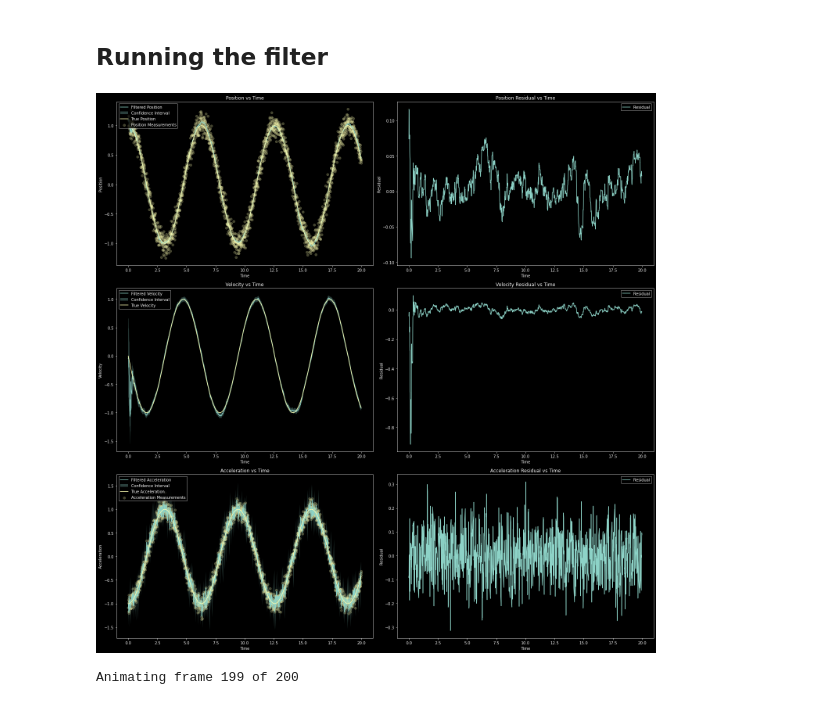
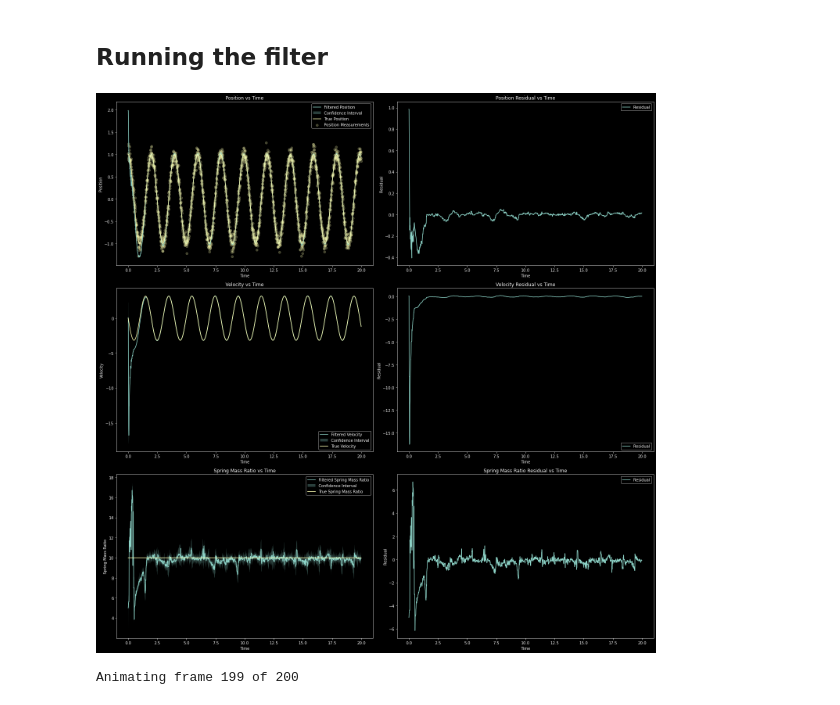
Before and after one commit to Willmac16/fused-kalman-localization, a Jupyter notebook: standalone_examples/testUnscentedKF.ipynb, the cells around one changed output. Cells and saved outputs as stored; diff of their text form; code cells hidden in the pictures.

```diff
--- a/standalone_examples/testUnscentedKF.ipynb
+++ b/standalone_examples/testUnscentedKF.ipynb
@@ -14,7 +14,7 @@ from src.CorrectorProvider import UnscentedCorrectorProvider
 from matplotlib import rc
 rc('animation', html='html5')
 # %%
-k = 1
+k = 10
 m = 1
 
 omega = np.sqrt(k / m)
@@ -24,7 +24,8 @@ DELTA_T = 1e-2
 times = np.arange(0, 20, DELTA_T)
 
 amp = 1.0
-true_states = np.vstack([amp * np.cos(times * omega), -amp * omega * np.sin(times * omega), -amp * omega**2 * np.cos(times * omega)])
+true_states = np.vstack([amp * np.cos(times * omega), -amp * omega * np.sin(times * omega), k / m * np.ones(len(times))])
+true_accels = np.vstack([-amp * omega**2 * np.cos(times * omega)])
 # %%
 
 class UnscentedStatePredictor(UnscentedPredictorProvider):
@@ -91,13 +112,15 @@ pos_measurements.shape
 # %% [markdown]
 ## Running the filter
 # %%
+starting_state = np.array([0.0, 0.0, 5.0])
 
-state_history = np.zeros((3, len(times)))
-cov_history = np.zeros((3, 3, len(times)))
+state_history = np.zeros((NUM_STATES, len(times)))
+cov_history = np.zeros((NUM_STATES, NUM_STATES, len(times)))
 
 state = starting_state
 cov = (true_states_cov + true_states_cov.T) / 2
-cov += 1e-5 * np.eye(3)
+cov += 1e-5 * np.eye(NUM_STATES)
+cov[2, 2] = 5.0
 
 for ind, t in enumerate(times):
     state, cov = state_predictor.predict(state, cov, DELTA_T)
@@ -113,45 +136,34 @@ for ind, t in enumerate(times):
 # %%
 # Plotting position, velocity, acceleration, state variance, and residual over time
 fig, axs = plt.subplots(3, 2, figsize=(20, 20))
 
-for ind, label in enumerate(["Position", "Velocity", "Acceleration"]):
+for ind, label in enumerate(["Position", "Velocity", "Spring Mass Ratio"]):
   # Plotting position vs time
   axs[ind, 0].plot(times, state_history[ind, :], label='Filtered {}'.format(label))
   axs[ind, 0].fill_between(times, state_history[ind, :] - np.sqrt(cov_history[ind, ind, :]),
             state_history[ind, :] + np.sqrt(cov_history[ind, ind, :]),
             alpha=0.3, label='Confidence Interval')
   axs[ind, 0].plot(times, true_states[ind, :], label='True {}'.format(label))
   if ind == 0:
     axs[ind, 0].scatter(times, pos_measurements.T, label='Position Measurements', alpha=0.25)
-  if ind == 2:
-    axs[ind, 0].scatter(times, accel_measurements.T, label='Acceleration Measurements', alpha=0.25)
 
   axs[ind, 0].set_xlabel('Time')
   axs[ind, 0].set_ylabel(label)
   axs[ind, 0].set_title('{} vs Time'.format(label))
   axs[ind, 0].legend()
 
   # Plotting residual vs time
   axs[ind, 1].plot(times, state_history[ind, :] - true_states[ind, :], label='Residual')
   axs[ind, 1].set_xlabel('Time')
   axs[ind, 1].set_ylabel('Residual')
   axs[ind, 1].set_title('{} Residual vs Time'.format(label))
   axs[ind, 1].legend()
 
 
-# # Plotting state variance vs time
-# axs[3 - 3, 1].plot(times, cov_history[1, 1, :], label='Velocity Variance')
-# axs[3 - 3, 1].set_xlabel('Time')
-# axs[3 - 3, 1].set_ylabel('Variance')
-# axs[3 - 3, 1].set_title('Velocity Variance vs Time')
-# axs[3 - 3, 1].legend()
-
-
-
 plt.tight_layout()
 plt.show()
 # %% [output]
-[figure, old version]
+[figure, new version]
 # %%
 from mpl_toolkits.axes_grid1 import make_axes_locatable
 import matplotlib.animation as animation
```
Also changed, not shown: parts of 8 cells of this notebook, 2 other files.
